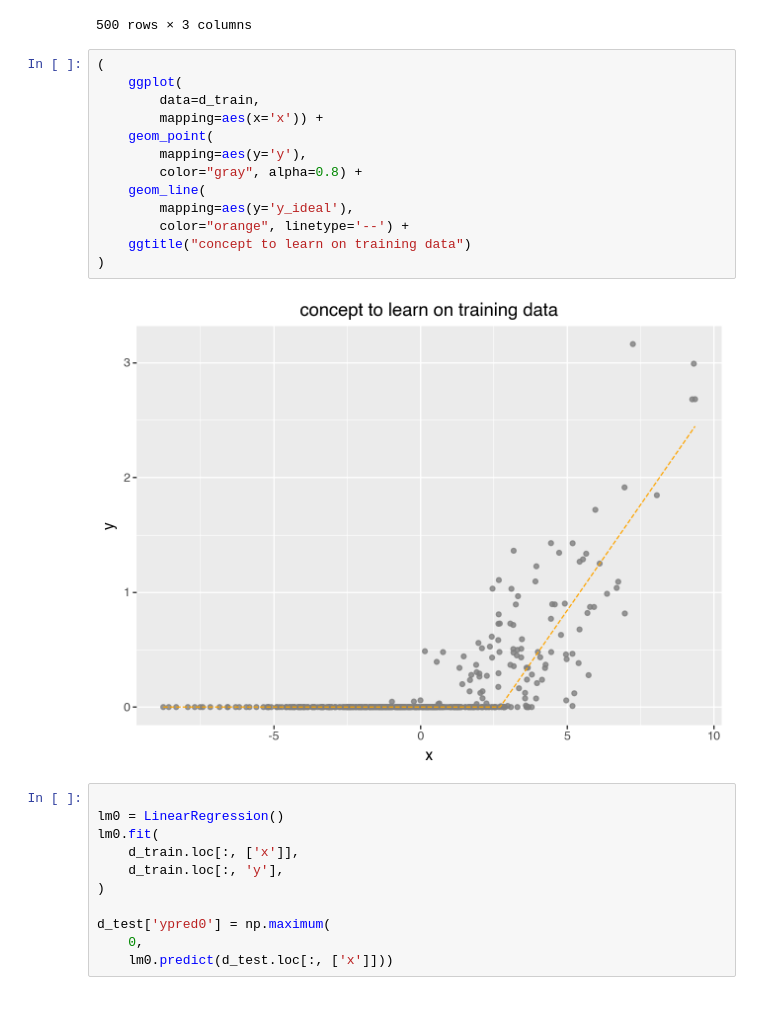
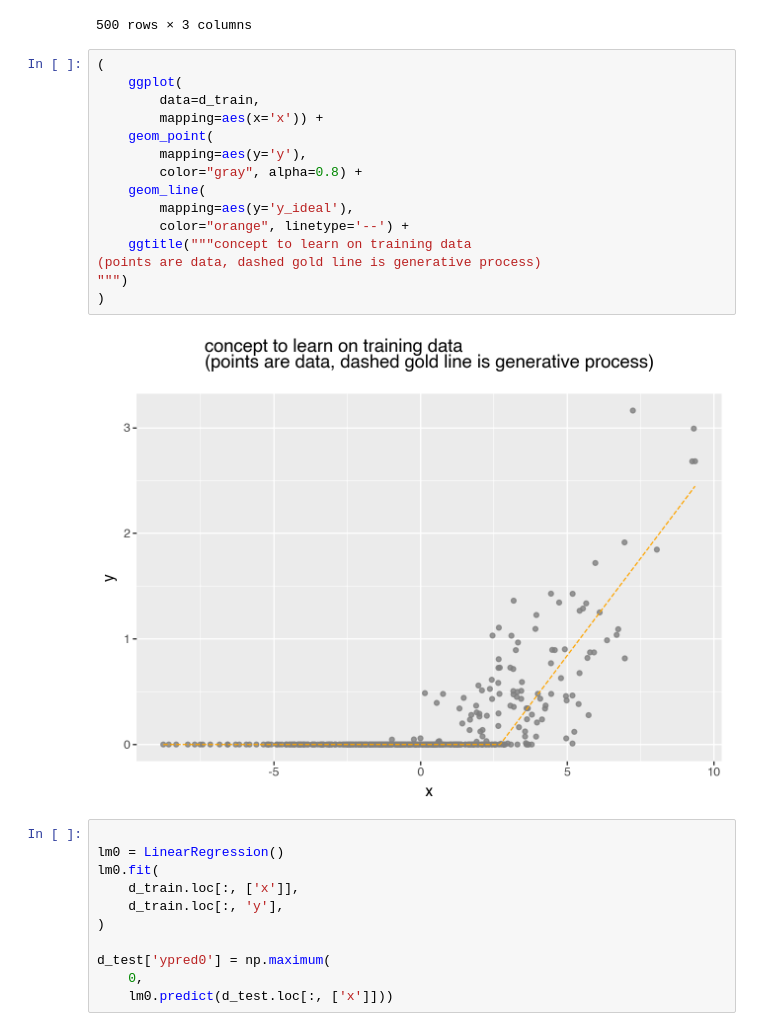
Before and after one commit to WinVector/Examples, a Jupyter notebook: linear_regression_w_zeros/tobit.ipynb, the cells around one changed output. Cells and saved outputs as stored; diff of their text form.

```diff
--- a/linear_regression_w_zeros/tobit.ipynb
+++ b/linear_regression_w_zeros/tobit.ipynb
@@ -52,18 +52,20 @@ d_train
 # %%
 (
     ggplot(
         data=d_train,
         mapping=aes(x='x')) +
     geom_point(
         mapping=aes(y='y'),
         color="gray", alpha=0.8) +
     geom_line(
         mapping=aes(y='y_ideal'),
         color="orange", linetype='--') +
-    ggtitle("concept to learn on training data")
+    ggtitle("""concept to learn on training data
+(points are data, dashed gold line is generative process)
+""")
 )
 # %% [output]
-[figure, old version]
+[figure, new version]
 # %%
 
 lm0 = LinearRegression()
```
Also changed, not shown: parts of 22 cells of this notebook.
